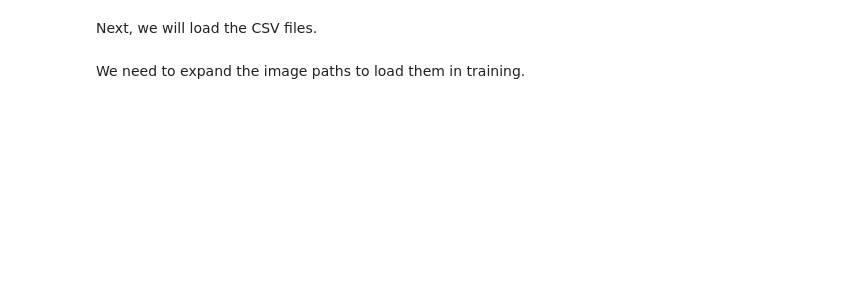
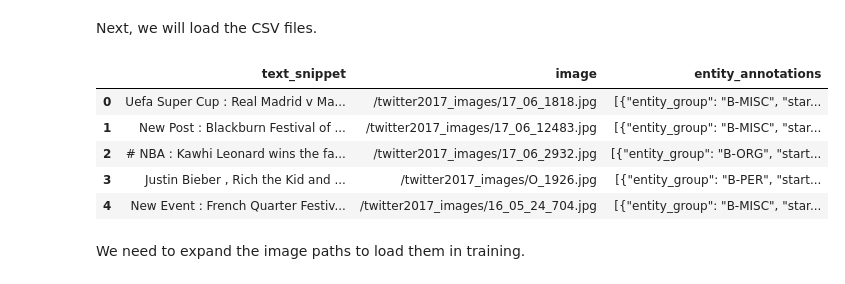
Before and after one commit to yumesaka/AutoGloun-Offical, a Jupyter notebook: v1_0_0/docs/tutorials/multimodal/multimodal_prediction/03_multimodal_ner.ipynb, the cells around one changed output. Saved outputs shown, nothing was run; the diff lists cells and outputs as text; code cells hidden in the pictures; blank space fills up the shorter version.

```diff
--- a/v1_0_0/docs/tutorials/multimodal/multimodal_prediction/03_multimodal_ner.ipynb
+++ b/v1_0_0/docs/tutorials/multimodal/multimodal_prediction/03_multimodal_ner.ipynb
@@ -35,5 +39,14 @@ dataset_path = download_dir + '/multimodal_ner'
 train_data = pd.read_csv(f'{dataset_path}/twitter17_train.csv')
 test_data = pd.read_csv(f'{dataset_path}/twitter17_test.csv')
 label_col = 'entity_annotations'
+# %%
+train_data.head()
+# %% [output]
+|  | text_snippet | image | entity_annotations |
+| 0 | Uefa Super Cup : Real Madrid v Ma... | /twitter2017_images/17_06_1818.jpg | [{"entity_group": "B-MISC", "star... |
+| 1 | New Post : Blackburn Festival of ... | /twitter2017_images/17_06_12483.jpg | [{"entity_group": "B-MISC", "star... |
+| 2 | # NBA : Kawhi Leonard wins the fa... | /twitter2017_images/17_06_2932.jpg | [{"entity_group": "B-ORG", "start... |
+| 3 | Justin Bieber , Rich the Kid and ... | /twitter2017_images/O_1926.jpg | [{"entity_group": "B-PER", "start... |
+| 4 | New Event : French Quarter Festiv... | /twitter2017_images/16_05_24_704.jpg | [{"entity_group": "B-MISC", "star... |
 # %% [markdown]
 We need to expand the image paths to load them in training.
```
Also changed, not shown: parts of 10 cells of this notebook, 2 other files.
